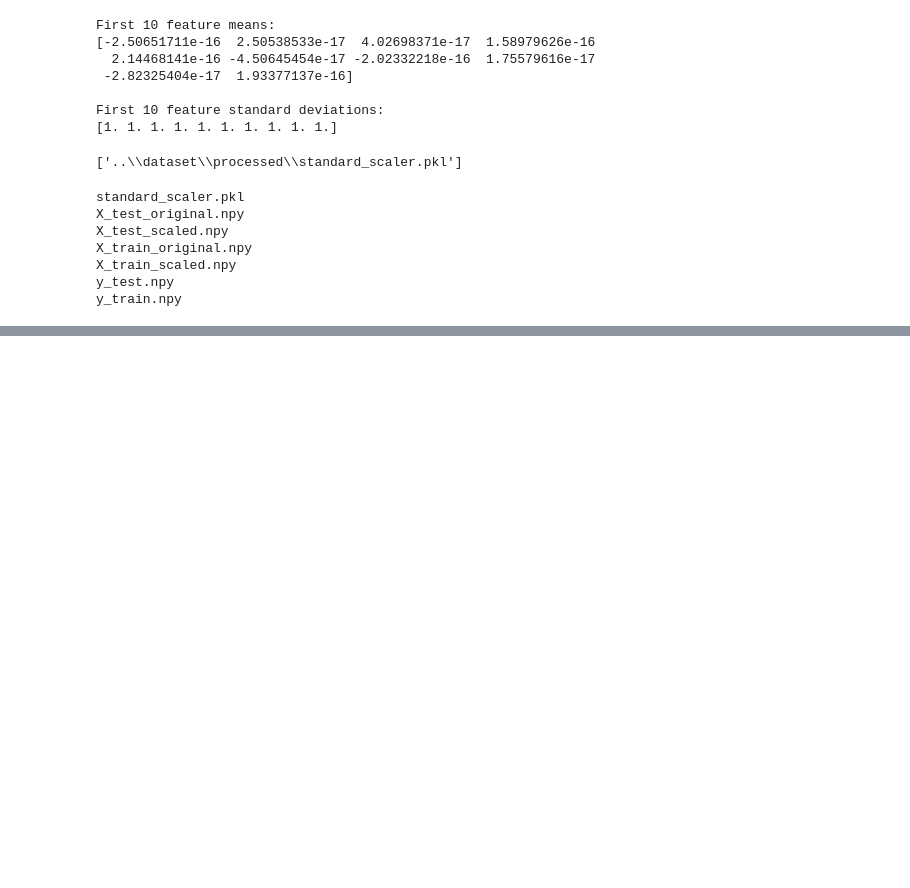
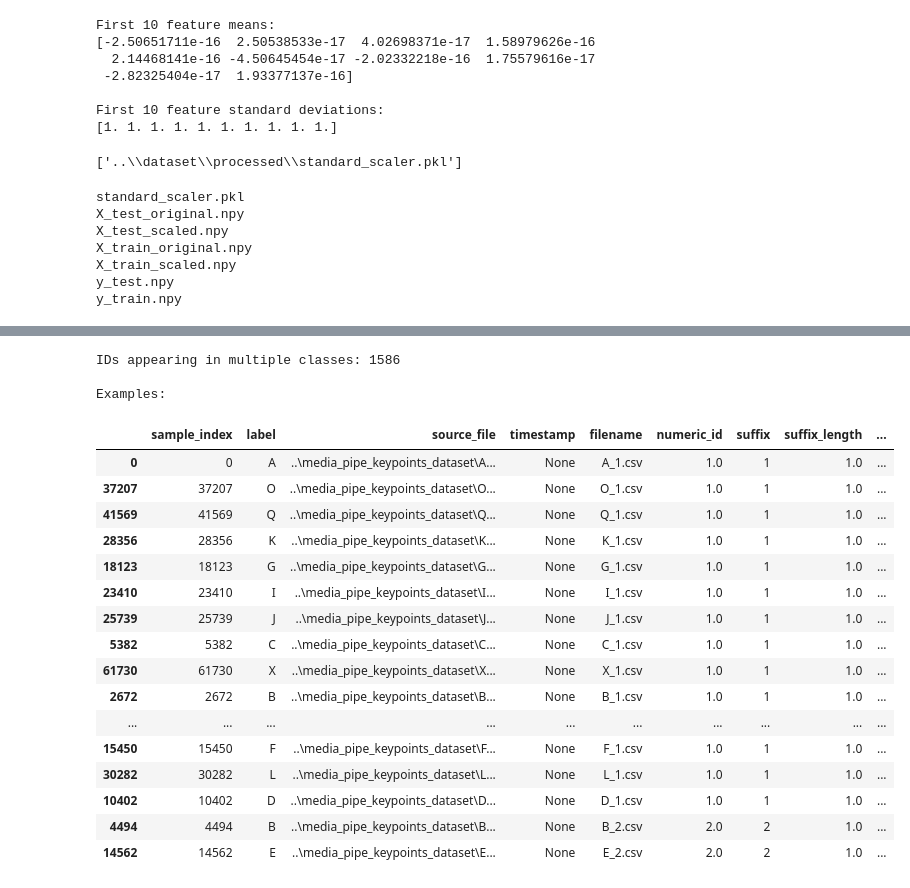
Before and after one commit to Amindra-Edirisuriya/American-Sign-Language-Ditection, a Jupyter notebook: notebooks/03_preprocessing.ipynb, the cells around one changed output, grey strips where cells are left out. Cells and saved outputs as stored; diff of their text form; code cells hidden in the pictures; blank space fills up the shorter version.

```diff
--- a/notebooks/03_preprocessing.ipynb
+++ b/notebooks/03_preprocessing.ipynb
@@ -195,0 +203,8 @@ y = np.array(y)
+# %%
+X = np.array(X)
+y = np.array(y)
+source_files = np.array(source_files)
+
+print("Feature matrix:", X.shape)
+print("Label array:", y.shape)
+print("Source files:", source_files.shape)
@@ -378,0 +561,18 @@ y_train.npy
+# %%
+# Extract numeric identifiers from filenames
+
+metadata_df["numeric_id"] = (
+    metadata_df["filename"]
+    .str.extract(r"_(\d+)\.csv$", expand=False)
+)
+
+metadata_df["numeric_id"] = pd.to_numeric(
+    metadata_df["numeric_id"],
+    errors="coerce"
+)
+
+print("Numeric identifiers found:",
+      metadata_df["numeric_id"].notna().sum())
+
+print("\nNumeric ID summary:")
+display(metadata_df["numeric_id"].describe())
@@ -378,0 +783,40 @@ y_train.npy
+# %%
+# Find numeric IDs appearing in multiple classes
+
+id_class_counts = (
+    short_id_df
+    .groupby("short_id")["label"]
+    .nunique()
+)
+
+shared_ids = id_class_counts[id_class_counts > 1]
+
+print("IDs appearing in multiple classes:", len(shared_ids))
+
+print("\nExamples:")
+display(
+    short_id_df[
+        short_id_df["short_id"].isin(shared_ids.index)
+    ].sort_values("short_id").head(30)
+)
+# %% [output]
+IDs appearing in multiple classes: 1586
+
+Examples:
+|  | sample_index | label | source_file | timestamp | filename | numeric_id | suffix | suffix_length | ... |
+| 0 | 0 | A | ..\media_pipe_keypoints_dataset\A... | None | A_1.csv | 1.0 | 1 | 1.0 | ... |
+| 37207 | 37207 | O | ..\media_pipe_keypoints_dataset\O... | None | O_1.csv | 1.0 | 1 | 1.0 | ... |
+| 41569 | 41569 | Q | ..\media_pipe_keypoints_dataset\Q... | None | Q_1.csv | 1.0 | 1 | 1.0 | ... |
+| 28356 | 28356 | K | ..\media_pipe_keypoints_dataset\K... | None | K_1.csv | 1.0 | 1 | 1.0 | ... |
+| 18123 | 18123 | G | ..\media_pipe_keypoints_dataset\G... | None | G_1.csv | 1.0 | 1 | 1.0 | ... |
+| 23410 | 23410 | I | ..\media_pipe_keypoints_dataset\I... | None | I_1.csv | 1.0 | 1 | 1.0 | ... |
+| 25739 | 25739 | J | ..\media_pipe_keypoints_dataset\J... | None | J_1.csv | 1.0 | 1 | 1.0 | ... |
+| 5382 | 5382 | C | ..\media_pipe_keypoints_dataset\C... | None | C_1.csv | 1.0 | 1 | 1.0 | ... |
+| 61730 | 61730 | X | ..\media_pipe_keypoints_dataset\X... | None | X_1.csv | 1.0 | 1 | 1.0 | ... |
+| 2672 | 2672 | B | ..\media_pipe_keypoints_dataset\B... | None | B_1.csv | 1.0 | 1 | 1.0 | ... |
+| ... | ... | ... | ... | ... | ... | ... | ... | ... | ... |
+| 15450 | 15450 | F | ..\media_pipe_keypoints_dataset\F... | None | F_1.csv | 1.0 | 1 | 1.0 | ... |
+| 30282 | 30282 | L | ..\media_pipe_keypoints_dataset\L... | None | L_1.csv | 1.0 | 1 | 1.0 | ... |
+| 10402 | 10402 | D | ..\media_pipe_keypoints_dataset\D... | None | D_1.csv | 1.0 | 1 | 1.0 | ... |
+| 4494 | 4494 | B | ..\media_pipe_keypoints_dataset\B... | None | B_2.csv | 2.0 | 2 | 1.0 | ... |
+| 14562 | 14562 | E | ..\media_pipe_keypoints_dataset\E... | None | E_2.csv | 2.0 | 2 | 1.0 | ... |
```
Also changed, not shown: parts of 31 cells of this notebook, 52 other files.
